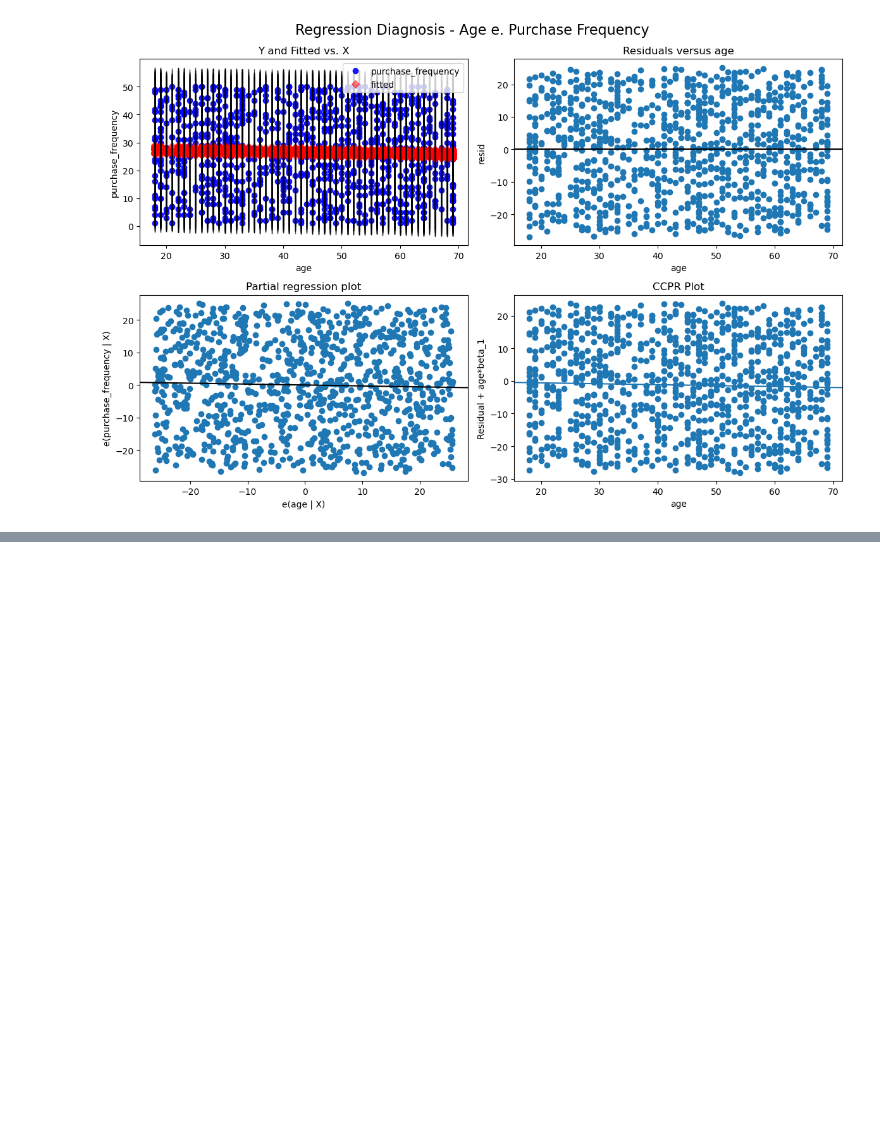
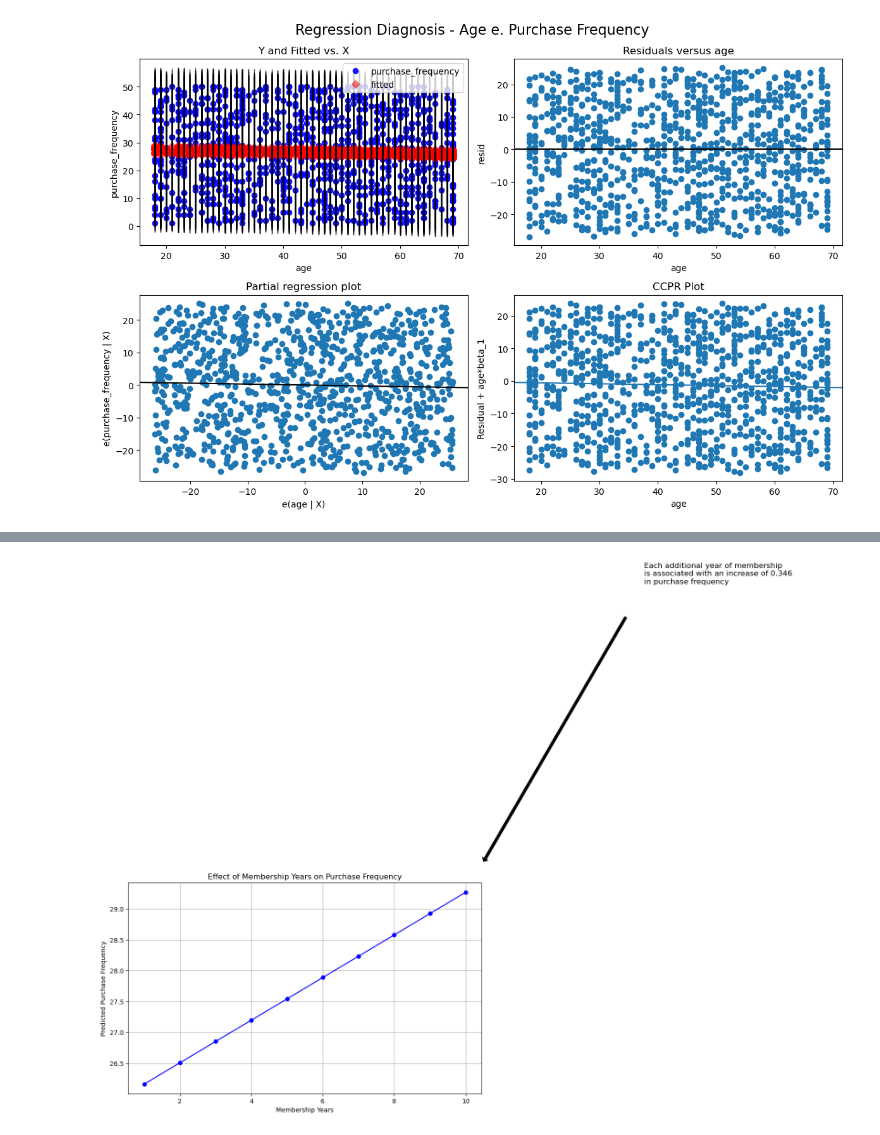
Before and after one commit to leoolessa/CSDMA, a Jupyter notebook: main.ipynb, the cells around one changed output, grey strips where cells are left out. Drawn from its saved outputs; the diff is of its cells as text; code cells hidden in the pictures; blank space fills up the shorter version.

```diff
--- a/main.ipynb
+++ b/main.ipynb
@@ -233,0 +298,22 @@ plt.show()
+# %%
+# Create a range of membership years
+membership_years = np.arange(df['membership_years'].min(), df['membership_years'].max() + 1)
+# Calculate the predicted purchase frequency based on the regression coefficient for membership_years
+predicted_purchase_frequency = results.params['intercept'] + results.params['membership_years'] * membership_years
+
+
+plt.figure(figsize=(10, 6))
+plt.plot(membership_years, predicted_purchase_frequency, marker='o', linestyle='-', color='b')
+plt.title('Effect of Membership Years on Purchase Frequency')
+plt.xlabel('Membership Years')
+plt.ylabel('Predicted Purchase Frequency')
+plt.grid(True)
+plt.annotate('Each additional year of membership\nis associated with an increase of 0.346\nin purchase frequency',
+             xy=(membership_years[-1], predicted_purchase_frequency[-1]),
+             xytext=(membership_years[-1] + 5, predicted_purchase_frequency[-1] + 5),
+             arrowprops=dict(facecolor='black', shrink=0.1, headlength=5, headwidth=10),
+             fontsize=12)
+plt.tight_layout()
+plt.show()
+# %% [output]
+[figure, added]
```
Also changed, not shown: parts of 5 cells of this notebook.
